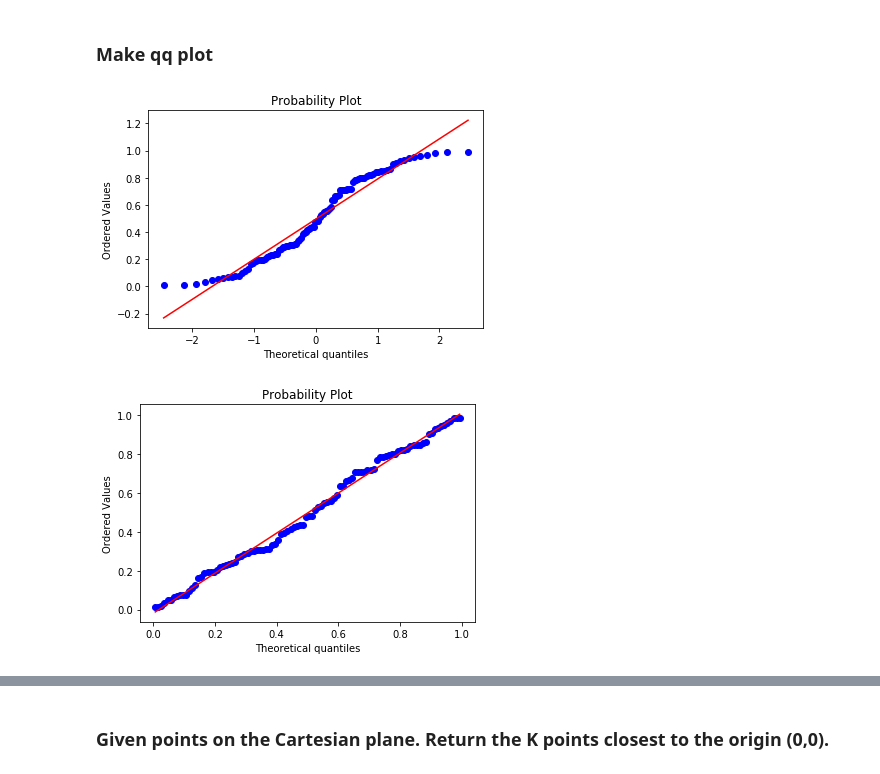
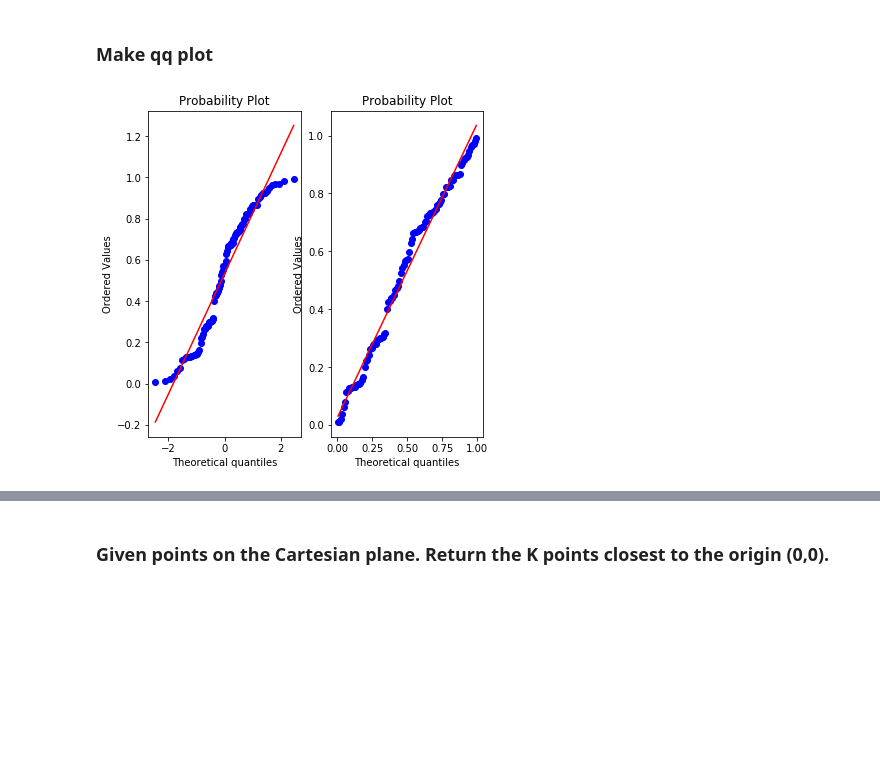
Before and after one commit to belkasanek/my_interview_preporation, a Jupyter notebook: practise.ipynb, the cells around one changed output, grey strips where cells are left out. Saved outputs shown, nothing was run; the diff lists cells and outputs as text; code cells hidden in the pictures; blank space fills up the shorter version.

```diff
--- a/practise.ipynb
+++ b/practise.ipynb
@@ -712,12 +714,11 @@ counter.most_common(1)
 # %% [markdown]
 ### Make qq plot
 # %%
+fig, ax = plt.subplots(nrows=1, ncols=2, figsize=(6, 6))
+
 data = np.random.uniform(size=100)
 
-stats.probplot(data, dist='norm', plot=plt);
+stats.probplot(data, dist='norm', plot=ax[0]);
+stats.probplot(data, dist='uniform', plot=ax[1]);
 # %% [output]
-[figure, old version]
+[figure, new version]
-# %%
-stats.probplot(data, dist='uniform', plot=plt);
-# %% [output]
-[figure, removed]
```
Also changed, not shown: parts of 9 cells of this notebook, 7 other files.
